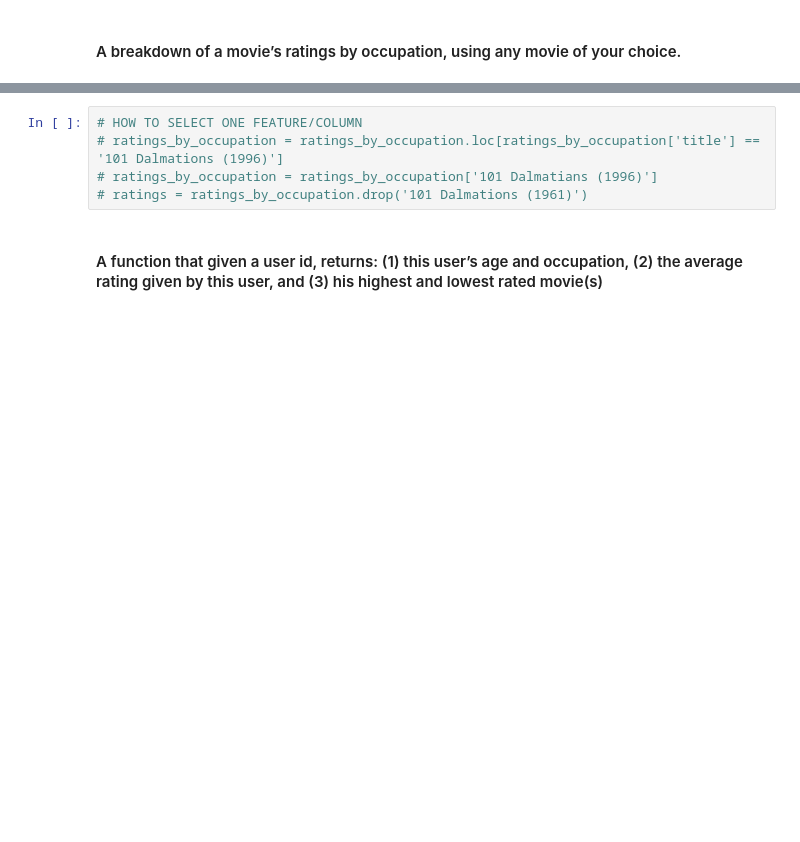
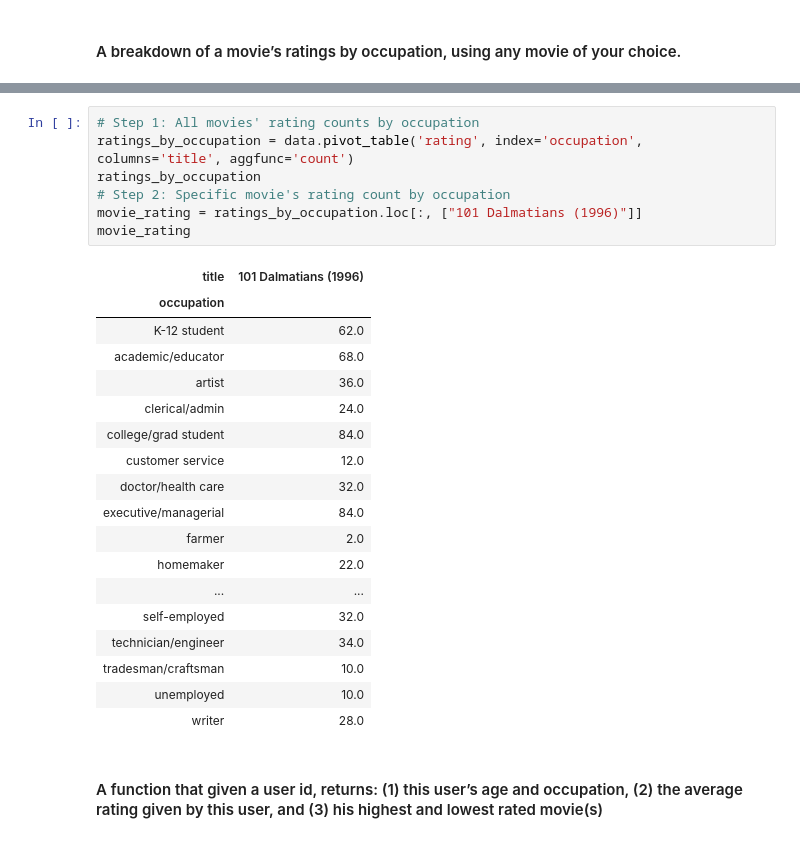
Before and after one commit to run-cmw/data-mining-practice, a Jupyter notebook: assignment1-wells.ipynb, the cells around one changed output, grey strips where cells are left out. Drawn from its saved outputs; the diff is of its cells as text; blank space fills up the shorter version.

```diff
--- a/assignment1-wells.ipynb
+++ b/assignment1-wells.ipynb
@@ -313,8 +320,29 @@ ratings_by_occupation
-# %%
-# HOW TO SELECT ONE FEATURE/COLUMN
-# ratings_by_occupation = ratings_by_occupation.loc[ratings_by_occupation['title'] == '101 Dalmations (1996)']
-# ratings_by_occupation = ratings_by_occupation['101 Dalmatians (1996)']
-# ratings = ratings_by_occupation.drop('101 Dalmations (1961)')
+# %%
+# Step 1: All movies' rating counts by occupation
+ratings_by_occupation = data.pivot_table('rating', index='occupation', columns='title', aggfunc='count')
+ratings_by_occupation
+# Step 2: Specific movie's rating count by occupation
+movie_rating = ratings_by_occupation.loc[:, ["101 Dalmatians (1996)"]]
+movie_rating
+# %% [output]
+| title | 101 Dalmatians (1996) |
+| occupation |  |
+| K-12 student | 62.0 |
+| academic/educator | 68.0 |
+| artist | 36.0 |
+| clerical/admin | 24.0 |
+| college/grad student | 84.0 |
+| customer service | 12.0 |
+| doctor/health care | 32.0 |
+| executive/managerial | 84.0 |
+| farmer | 2.0 |
+| homemaker | 22.0 |
+| ... | ... |
+| self-employed | 32.0 |
+| technician/engineer | 34.0 |
+| tradesman/craftsman | 10.0 |
+| unemployed | 10.0 |
+| writer | 28.0 |
 # %% [markdown]
 #### A function that given a user id, returns: (1) this user’s age and occupation, (2) the average rating given by this user, and (3) his highest and lowest rated movie(s)
 # %%
```
Also changed, not shown: parts of 16 cells of this notebook.
